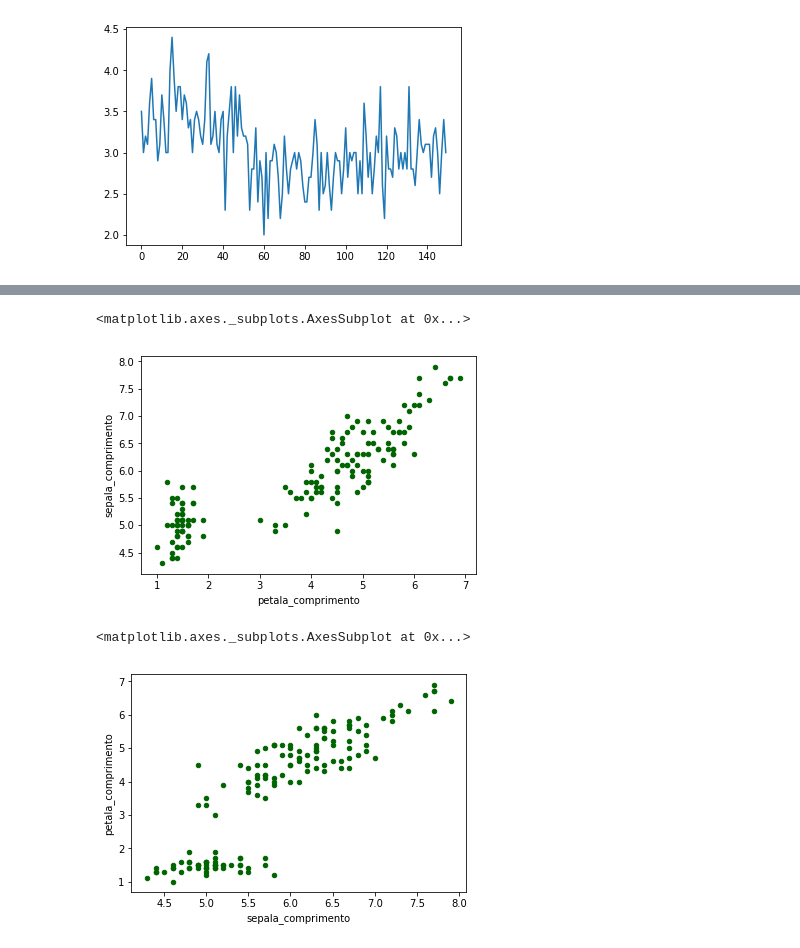
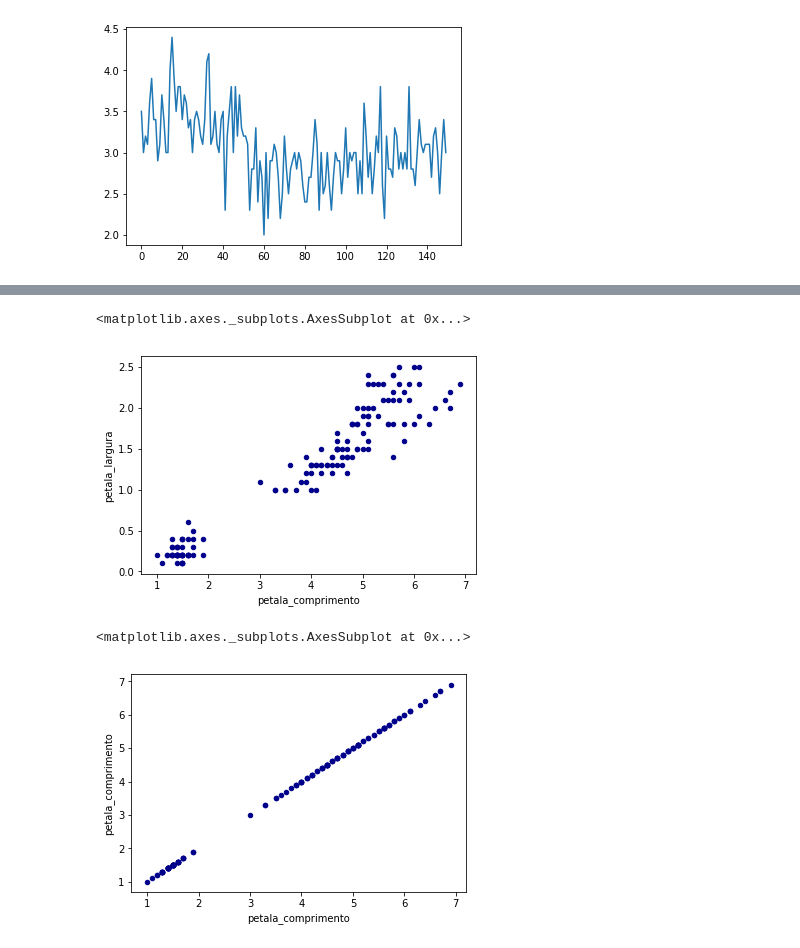
Before and after one commit to nativanando/masters-degree, a Jupyter notebook: mineracao-de-dados/iris-dataset/iris.ipynb, the cells around one changed output, grey strips where cells are left out. Saved outputs shown, nothing was run; the diff lists cells and outputs as text; code cells hidden in the pictures.

Commit message:
adding scatter plots

```diff
--- a/mineracao-de-dados/iris-dataset/iris.ipynb
+++ b/mineracao-de-dados/iris-dataset/iris.ipynb
@@ -33,10 +82,10 @@ df['sepala_largura'].plot()
 # %%
-df.plot.scatter(x='petala_comprimento', y='sepala_comprimento', color='DarkGreen')
+df.plot.scatter(x='petala_comprimento', y='petala_largura', color='DarkBlue')
 # %% [output]
 <matplotlib.axes._subplots.AxesSubplot at 0x...>
-[figure, old version]
+[figure, new version]
 # %%
-df.plot.scatter(x='sepala_comprimento', y='petala_comprimento', color='DarkGreen')
+df.plot.scatter(x='petala_comprimento', y='petala_comprimento', color='DarkBlue')
 # %% [output]
 <matplotlib.axes._subplots.AxesSubplot at 0x...>
-[figure, old version]
+[figure, new version]
```
Also changed, not shown: parts of 10 cells of this notebook.
